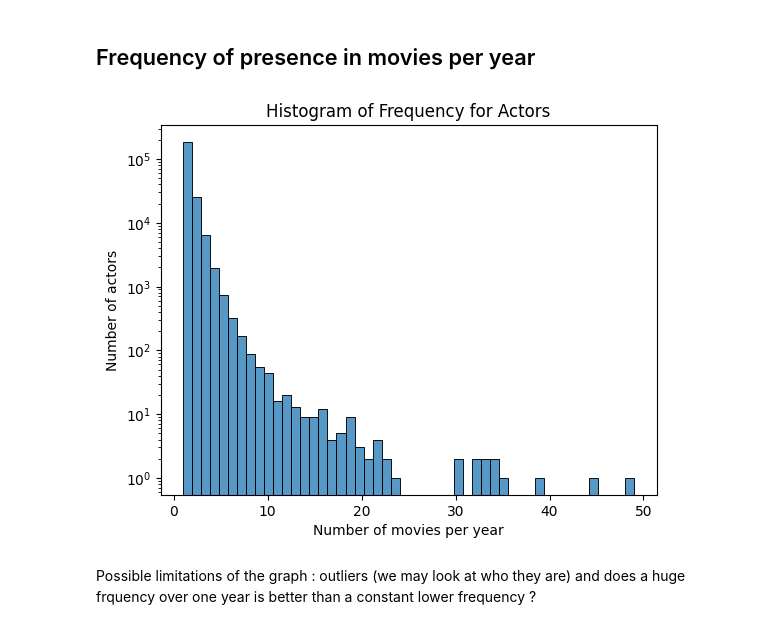
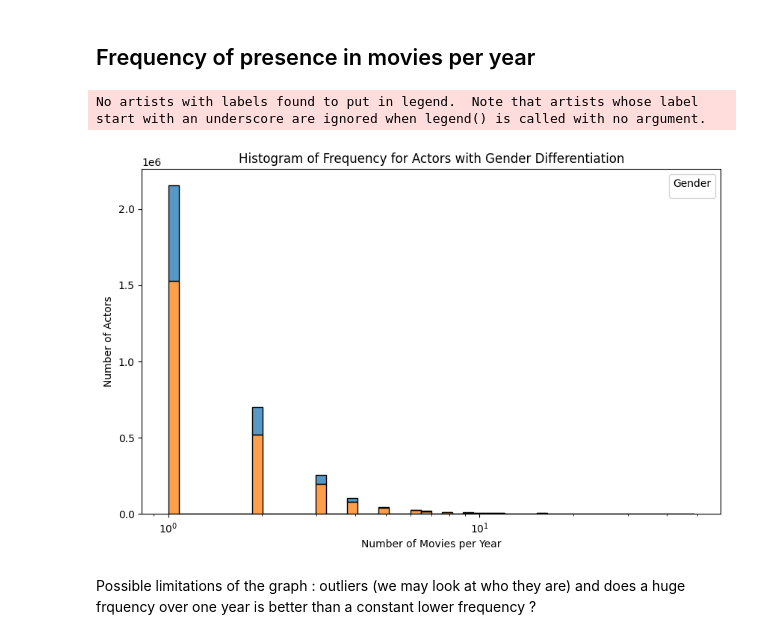
Before and after one commit to epfl-ada/ada-2023-project-datacuisiniers, a Jupyter notebook: p2_Malo.ipynb, the cells around one changed output. Cells and saved outputs as stored; diff of their text form; code cells hidden in the pictures.

```diff
--- a/p2_Malo.ipynb
+++ b/p2_Malo.ipynb
@@ -68,14 +56,22 @@ We may look at the frequency of different actors (nb of movies/year), look at th
 # %%
 character_df['release_date'] = pd.to_datetime(character_df['release_date'], errors='coerce')
 
 frequency_df = character_df.groupby(['actor_name', character_df['release_date'].dt.year]).size().reset_index(name='movie_count')
-sns.histplot(frequency_df['movie_count'], bins = 50, log = True)
-plt.ylabel("Number of actors")
-plt.xlabel("Number of movies per year")
-plt.title('Histogram of Frequency for Actors')
+
+# Merge gender information into frequency_df
+frequency_df = frequency_df.merge(character_df[['actor_name', 'gender']], on='actor_name', how='inner')
+
+# Plotting with hue for gender
+plt.figure(figsize=(10, 6))
+sns.histplot(data=frequency_df, x='movie_count', bins=50, log_scale=True, hue='gender', multiple='stack')
+plt.ylabel("Number of Actors")
+plt.xlabel("Number of Movies per Year")
+plt.title('Histogram of Frequency for Actors with Gender Differentiation')
+plt.legend(title='Gender')
 plt.show()
 # %% [output]
+No artists with labels found to put in legend.  Note that artists whose label start with an underscore are ignored when legend() is called with no argument.
-[figure, old version]
+[figure, new version]
 # %% [markdown]
 Possible limitations of the graph : outliers (we may look at who they are) and does a huge frquency over one year is better than a constant lower frequency ?
 # %%
```
Also changed, not shown: parts of 4 cells of this notebook.
